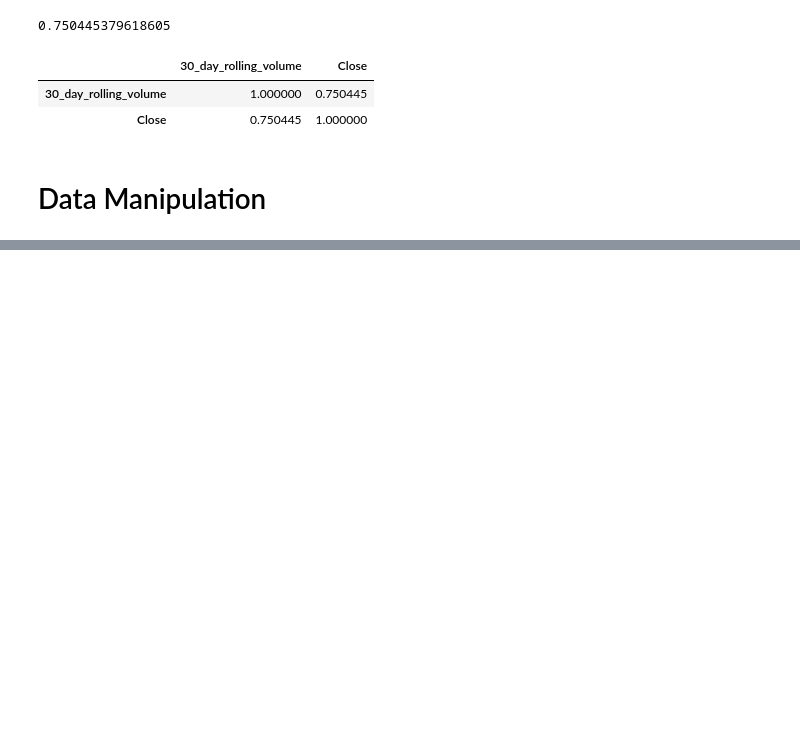
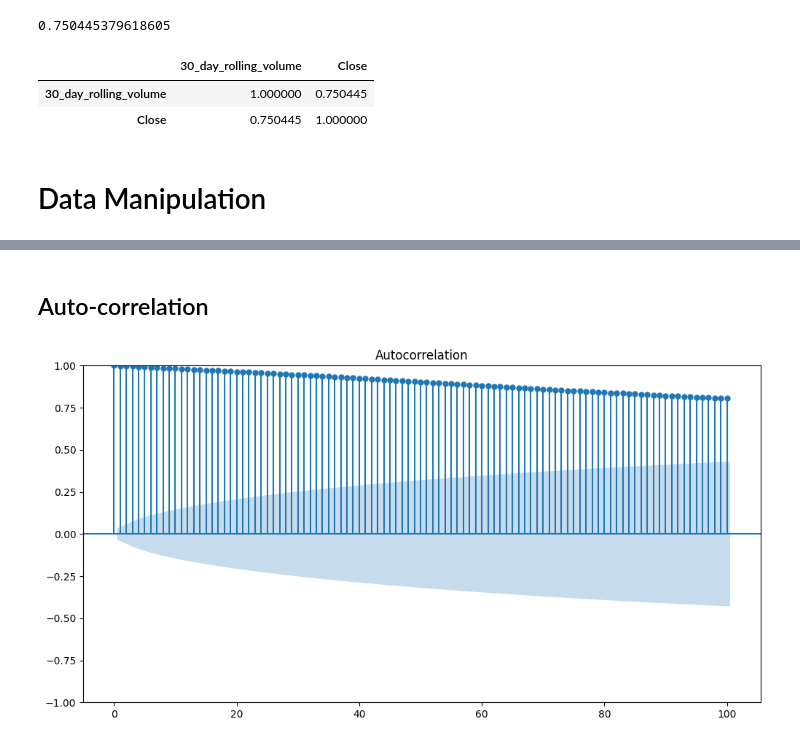
Before and after one commit to rizaho/ml_for_financial_analysis, a Jupyter notebook: 201_1_Introduction_to_Time_Series_Analysis.ipynb, the cells around one changed output, grey strips where cells are left out. Drawn from its saved outputs; the diff is of its cells as text; code cells hidden in the pictures; blank space fills up the shorter version.

```diff
--- a/201_1_Introduction_to_Time_Series_Analysis.ipynb
+++ b/201_1_Introduction_to_Time_Series_Analysis.ipynb
@@ -186,0 +298,12 @@ df[["30_day_rolling_volume", "Close"]].corr()
+# %% [markdown]
+## Auto-correlation
+# %%
+# Plot ACF of the bitcoin Adj Close
+fig, ax =  plt.subplots(figsize = (12, 6))
+plot_acf(df["Adj Close"], lags = 100, ax = ax)
+plt.show()
+
+# Here, it seems there is some correlation between t and t-n but the reason is t-(n-1) is the reason for t-(n-2).
+# So we need to remove this effects between t and t-100. Partial auto-correlation will do the trick.
+# %% [output]
+[figure, added]
```
Also changed, not shown: parts of 18 cells of this notebook.
